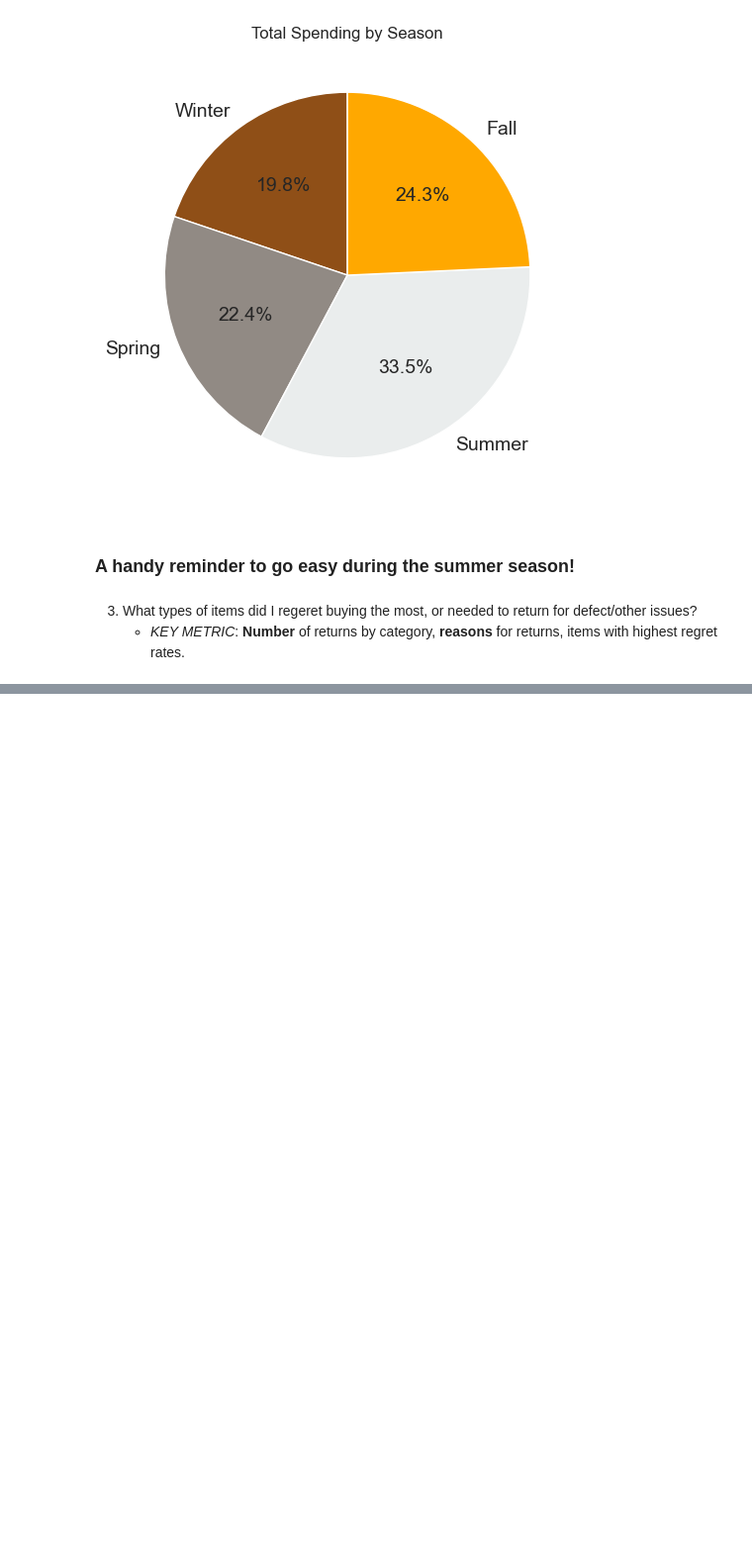
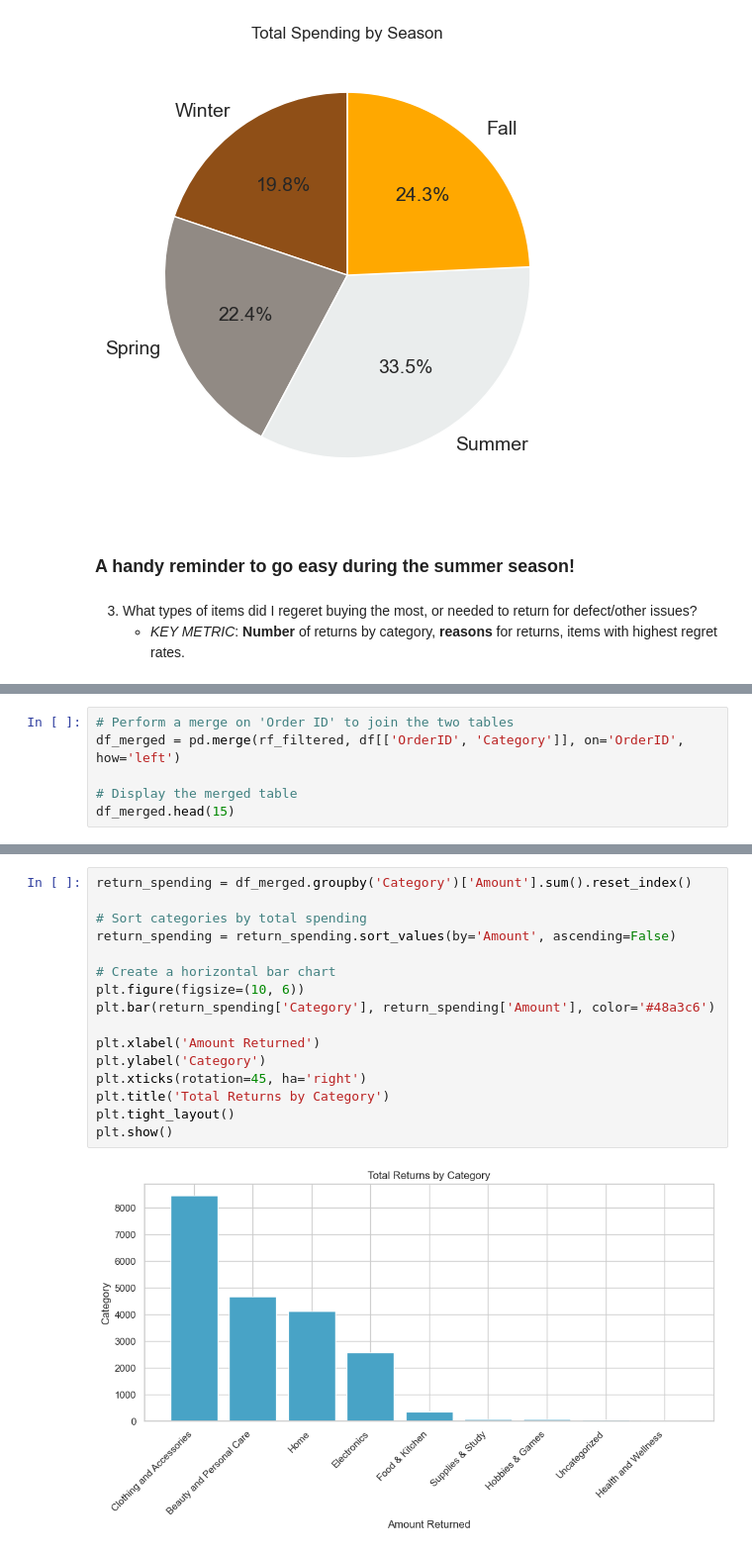
Before and after one commit to Jodi22K/Amazon-Spending-Analytics, a Jupyter notebook: Amazon.ipynb, the cells around one changed output, grey strips where cells are left out. Shown at 99% size. Saved outputs shown, nothing was run; the diff lists cells and outputs as text; blank space fills up the shorter version.

```diff
--- a/Amazon.ipynb
+++ b/Amazon.ipynb
@@ -537,0 +552,6 @@ rf_filtered.head()
+# %%
+# Perform a merge on 'Order ID' to join the two tables
+df_merged = pd.merge(rf_filtered, df[['OrderID', 'Category']], on='OrderID', how='left')
+
+# Display the merged table
+df_merged.head(15)
@@ -538,3 +575,21 @@ rf_filtered.head()
+# %%
+return_spending = df_merged.groupby('Category')['Amount'].sum().reset_index()
+
+# Sort categories by total spending
+return_spending = return_spending.sort_values(by='Amount', ascending=False)
+
+# Create a horizontal bar chart
+plt.figure(figsize=(10, 6))
+plt.bar(return_spending['Category'], return_spending['Amount'], color='#48a3c6')
+
+plt.xlabel('Amount Returned')
+plt.ylabel('Category')
+plt.xticks(rotation=45, ha='right')
+plt.title('Total Returns by Category')
+plt.tight_layout()
+plt.show()
+# %% [output]
+[figure, added]
 # %% [markdown]
 
 
```
Also changed, not shown: parts of 6 cells of this notebook, 1 other file.
